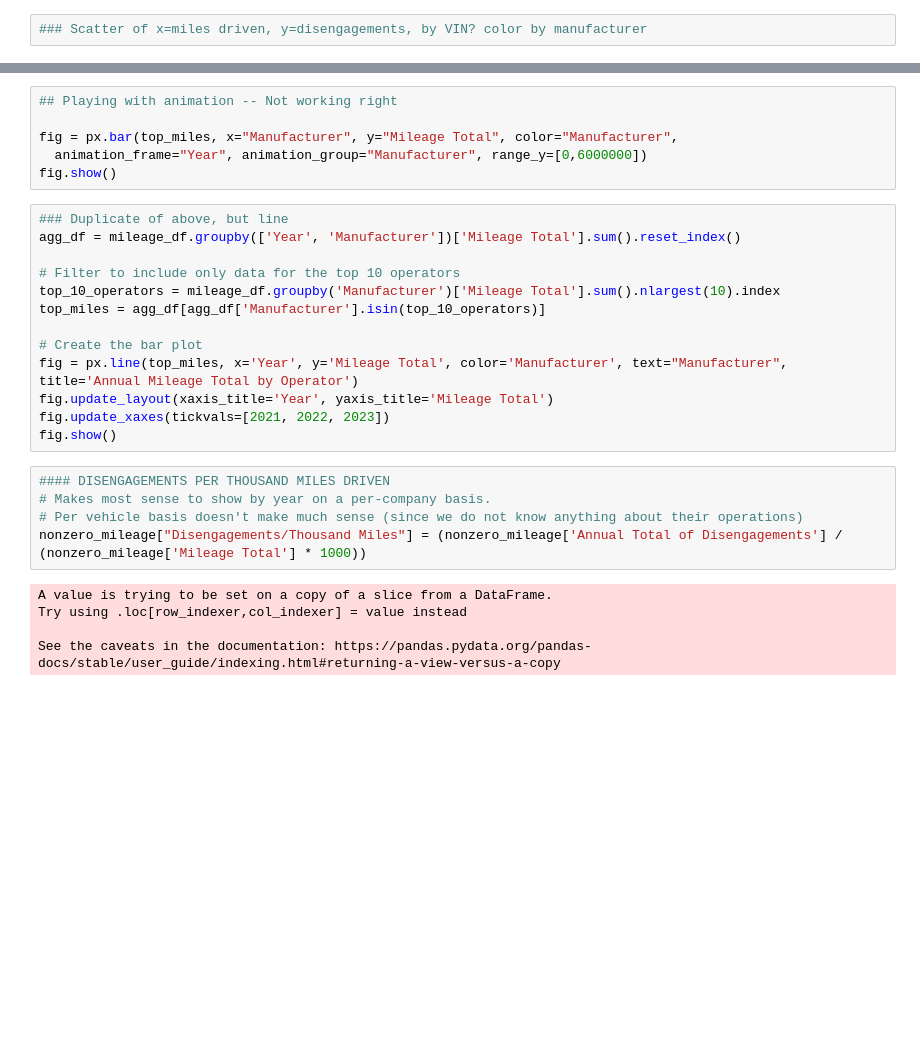
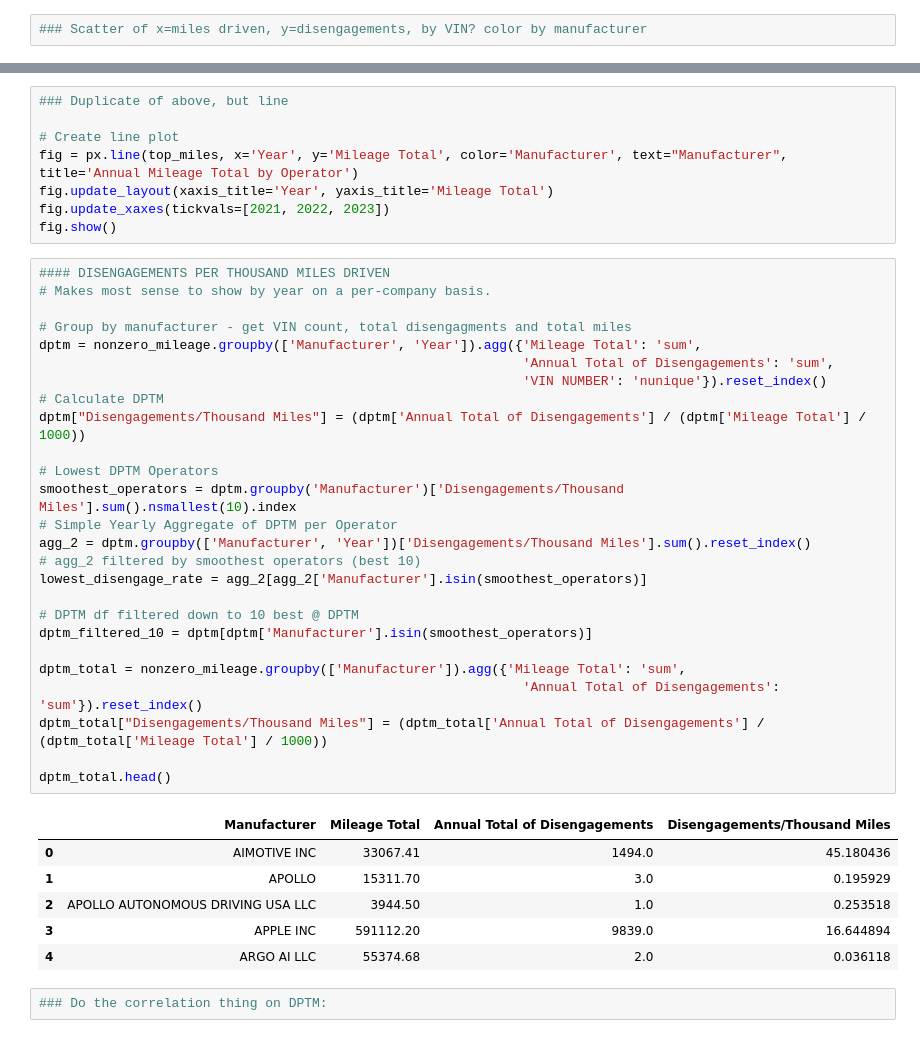
Before and after one commit to Kyle-Markwardt/self-driving-vehicles, a Jupyter notebook: main.ipynb, the cells around one changed output, grey strips where cells are left out. Saved outputs shown, nothing was run; the diff lists cells and outputs as text; blank space fills up the shorter version.

Commit message:
So many graphs,, trying to craft the story

```diff
--- a/main.ipynb
+++ b/main.ipynb
@@ -285,32 +285,46 @@ fig = px.bar(top_miles, x='Year', y='Mileage Total', color='Manufacturer', text=
 fig.update_layout(xaxis_title='Year', yaxis_title='Mileage Total')
 fig.update_xaxes(tickvals=[2021, 2022, 2023])
 fig.show()
-# %%
-## Playing with animation -- Not working right
-
-fig = px.bar(top_miles, x="Manufacturer", y="Mileage Total", color="Manufacturer",
-  animation_frame="Year", animation_group="Manufacturer", range_y=[0,6000000])
-fig.show()
 # %%
 ### Duplicate of above, but line
-agg_df = mileage_df.groupby(['Year', 'Manufacturer'])['Mileage Total'].sum().reset_index()
 
-# Filter to include only data for the top 10 operators
-top_10_operators = mileage_df.groupby('Manufacturer')['Mileage Total'].sum().nlargest(10).index
-top_miles = agg_df[agg_df['Manufacturer'].isin(top_10_operators)]
-
-# Create the bar plot
+# Create line plot
 fig = px.line(top_miles, x='Year', y='Mileage Total', color='Manufacturer', text="Manufacturer", title='Annual Mileage Total by Operator')
 fig.update_layout(xaxis_title='Year', yaxis_title='Mileage Total')
 fig.update_xaxes(tickvals=[2021, 2022, 2023])
 fig.show()
-# %%
-#### DISENGAGEMENTS PER THOUSAND MILES DRIVEN
-# Makes most sense to show by year on a per-company basis.
-# Per vehicle basis doesn't make much sense (since we do not know anything about their operations)
-nonzero_mileage["Disengagements/Thousand Miles"] = (nonzero_mileage['Annual Total of Disengagements'] / (nonzero_mileage['Mileage Total'] * 1000))
-# %% [output]
-A value is trying to be set on a copy of a slice from a DataFrame.
-Try using .loc[row_indexer,col_indexer] = value instead
-
-See the caveats in the documentation: https://pandas.pydata.org/pandas-docs/stable/user_guide/indexing.html#returning-a-view-versus-a-copy
+# %%
+#### DISENGAGEMENTS PER THOUSAND MILES DRIVEN
+# Makes most sense to show by year on a per-company basis.
+
+# Group by manufacturer - get VIN count, total disengagments and total miles
+dptm = nonzero_mileage.groupby(['Manufacturer', 'Year']).agg({'Mileage Total': 'sum',
+                                                              'Annual Total of Disengagements': 'sum',
+                                                              'VIN NUMBER': 'nunique'}).reset_index()
+# Calculate DPTM
+dptm["Disengagements/Thousand Miles"] = (dptm['Annual Total of Disengagements'] / (dptm['Mileage Total'] / 1000))
+
+# Lowest DPTM Operators
+smoothest_operators = dptm.groupby('Manufacturer')['Disengagements/Thousand Miles'].sum().nsmallest(10).index
+# Simple Yearly Aggregate of DPTM per Operator
+agg_2 = dptm.groupby(['Manufacturer', 'Year'])['Disengagements/Thousand Miles'].sum().reset_index()
+# agg_2 filtered by smoothest operators (best 10)
+lowest_disengage_rate = agg_2[agg_2['Manufacturer'].isin(smoothest_operators)]
+
+# DPTM df filtered down to 10 best @ DPTM
+dptm_filtered_10 = dptm[dptm['Manufacturer'].isin(smoothest_operators)]
+
+dptm_total = nonzero_mileage.groupby(['Manufacturer']).agg({'Mileage Total': 'sum',
+                                                              'Annual Total of Disengagements': 'sum'}).reset_index()
+dptm_total["Disengagements/Thousand Miles"] = (dptm_total['Annual Total of Disengagements'] / (dptm_total['Mileage Total'] / 1000))
+
+dptm_total.head()
+# %% [output]
+|  | Manufacturer | Mileage Total | Annual Total of Disengagements | Disengagements/Thousand Miles |
+| 0 | AIMOTIVE INC | 33067.41 | 1494.0 | 45.180436 |
+| 1 | APOLLO | 15311.70 | 3.0 | 0.195929 |
+| 2 | APOLLO AUTONOMOUS DRIVING USA LLC | 3944.50 | 1.0 | 0.253518 |
+| 3 | APPLE INC | 591112.20 | 9839.0 | 16.644894 |
+| 4 | ARGO AI LLC | 55374.68 | 2.0 | 0.036118 |
+# %%
+### Do the correlation thing on DPTM:
```
Also changed, not shown: parts of 7 cells of this notebook.
